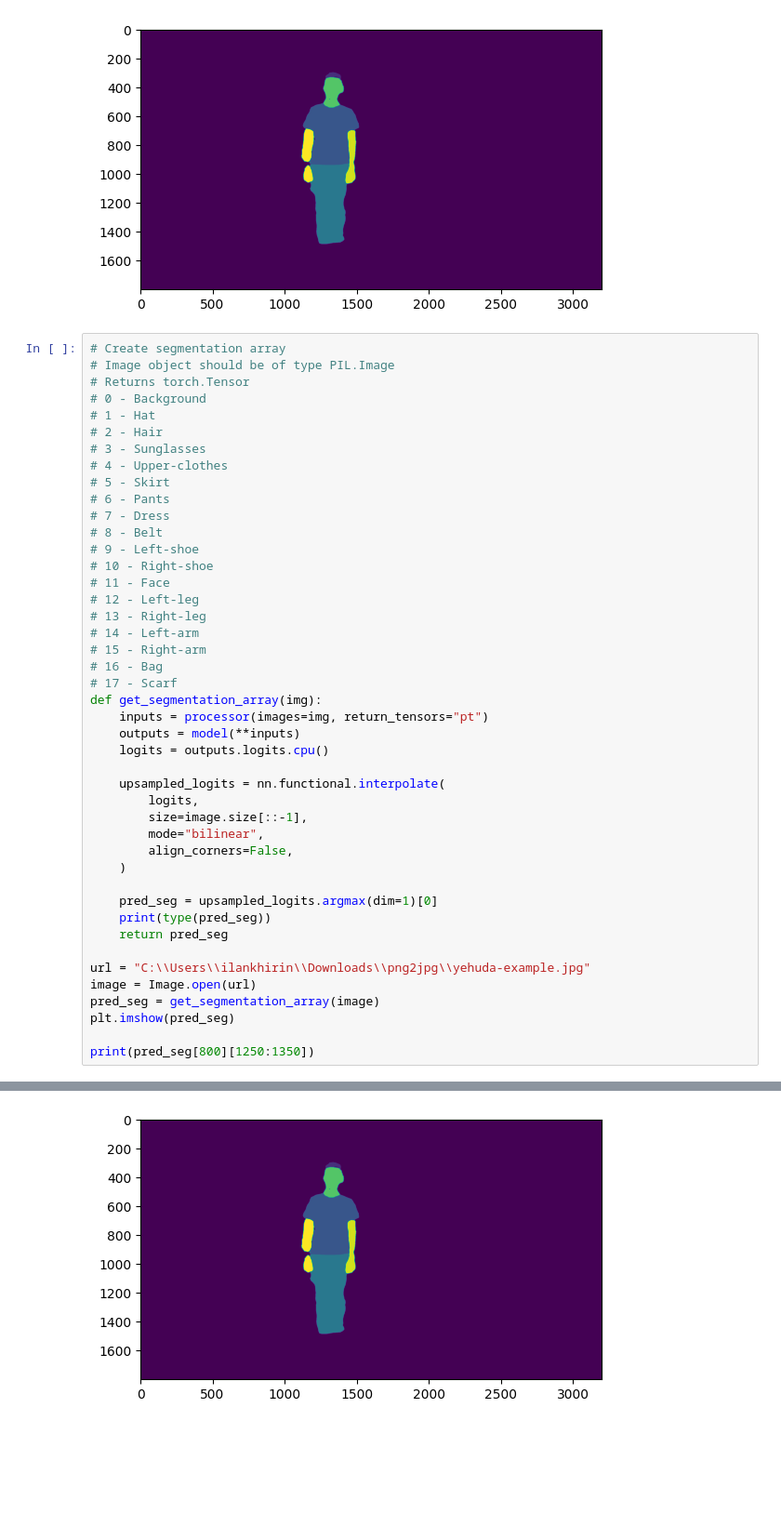
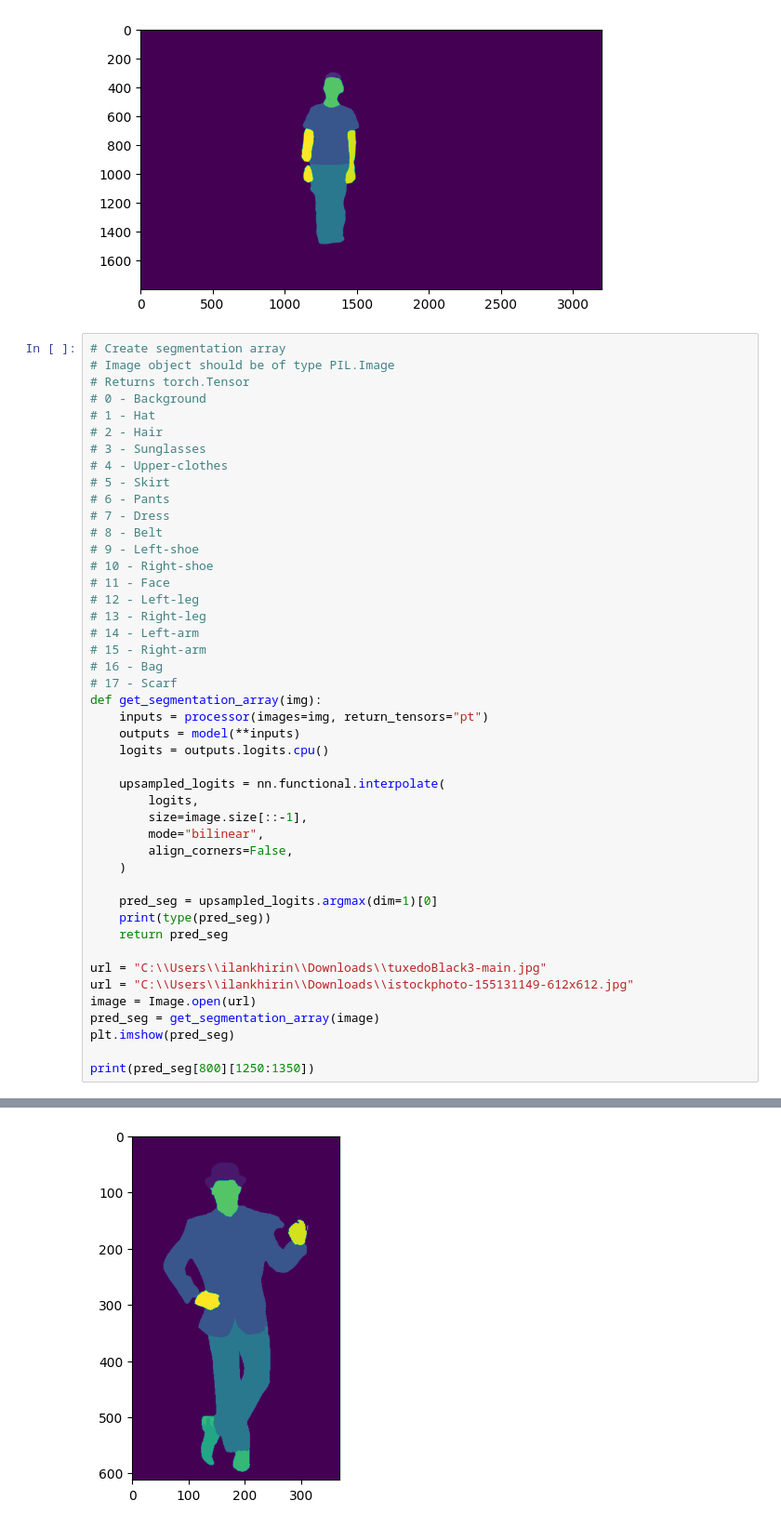
Before and after one commit to tatsimba/hackathon2023, a Jupyter notebook: image-segmenation-notebook/image-segmentation.ipynb, the cells around one changed output, grey strips where cells are left out. Shown: that part at 93% size. Drawn from its saved outputs; the diff is of its cells as text; blank space fills up the shorter version.

```diff
--- a/image-segmenation-notebook/image-segmentation.ipynb
+++ b/image-segmenation-notebook/image-segmentation.ipynb
@@ -79,7 +79,8 @@ def get_segmentation_array(img):
     print(type(pred_seg))
     return pred_seg
 
-url = "C:\\Users\\ilankhirin\\Downloads\\png2jpg\\yehuda-example.jpg"
+url = "C:\\Users\\ilankhirin\\Downloads\\tuxedoBlack3-main.jpg"
+url = "C:\\Users\\ilankhirin\\Downloads\\istockphoto-155131149-612x612.jpg"
 image = Image.open(url)
 pred_seg = get_segmentation_array(image)
 plt.imshow(pred_seg)
@@ -95,4 +92,4 @@ tensor([4, 4, 4, 4, 4, 4, 4, 4, 4, 4, 4, 4, 4, 4, 4, 4, 4, 4, 4, 4, 4, 4, 4, 4,
-[figure, old version]
+[figure, new version]
 # %%
 # Given a matrix of segmentation values, return the bounding box of the shirt
 # Returns a tuple of (upper_x, upper_y, width, height)
```
Also changed, not shown: parts of 2 cells of this notebook.
